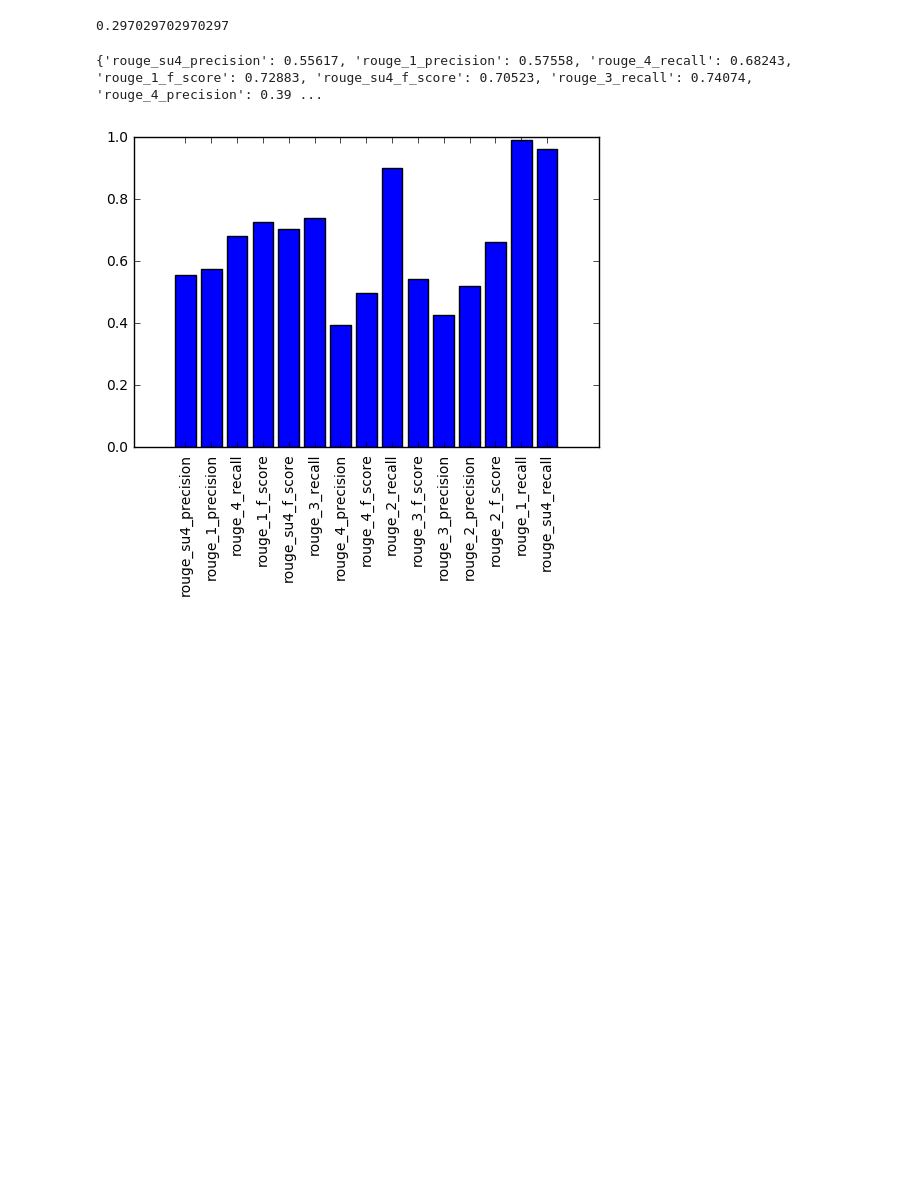
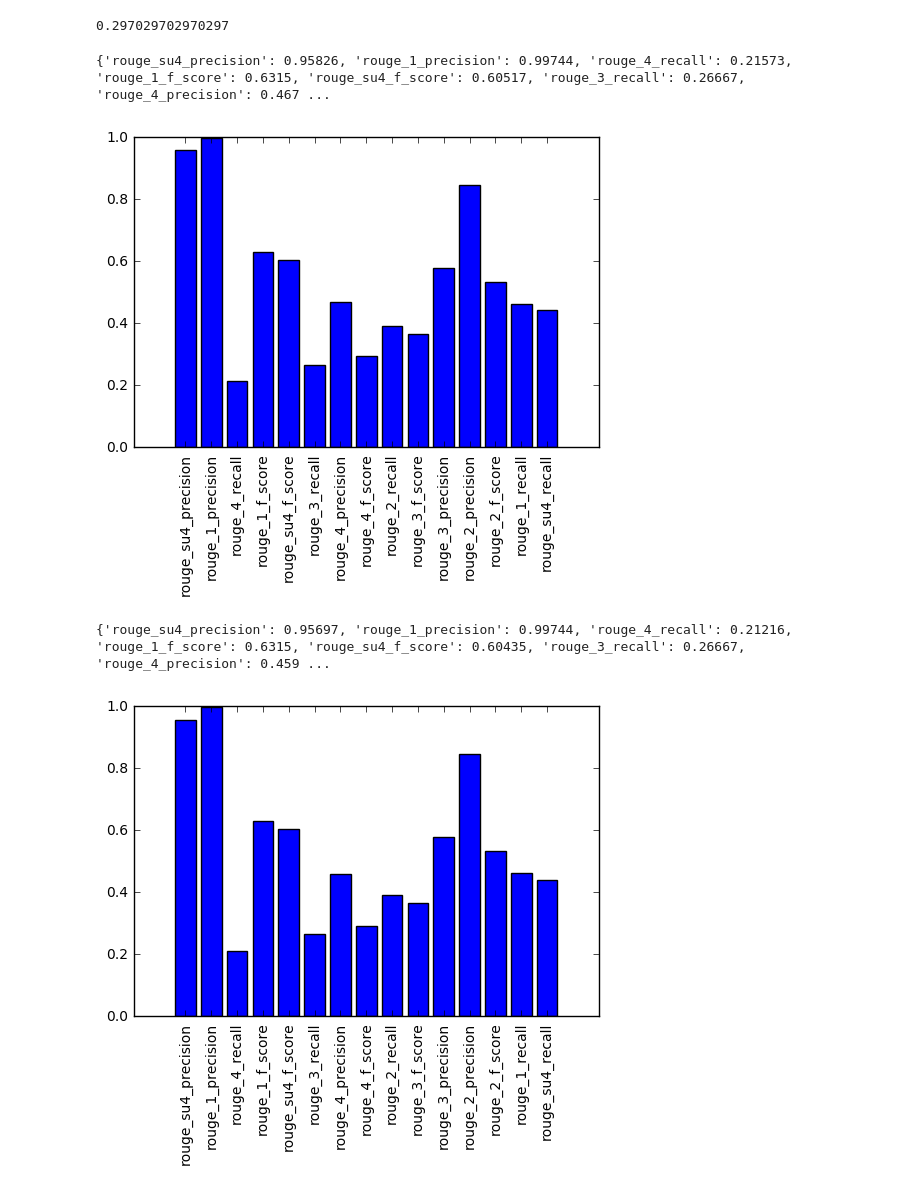
Before and after one commit to anaschwendler/tcc, a Jupyter notebook: rouge.ipynb, the cells around one changed output. Drawn from its saved outputs; the diff is of its cells as text; code cells hidden in the pictures; blank space fills up the shorter version.

```diff
--- a/rouge.ipynb
+++ b/rouge.ipynb
@@ -14,38 +14,56 @@ from __future__ import print_function
 
 from __future__ import print_function
 import sys
 
 import matplotlib.pyplot as plt
 import nltk
 nltk.sent_tokenizer=nltk.data.load('tokenizers/punkt/portuguese.pickle')
 
 def remove_extra_info_from_rouge(d):
     saida ={}
     for key, value in d.iteritems():
         if ("_cb" not in key) and ("_ce" not in key):
             saida[key]=value
     return saida
 
-
-ref_texts = { 'A': open('output/experiments/C31_Esportes_Jade - concordanciaCST/extrato_humano.txt', 'r').read().decode('utf-8') }
-summary_text = open('output/experiments/C31_Esportes_Jade - concordanciaCST/concept_summ.txt', 'r').read().decode('utf-8')
+ref_texts = { 'A': open('experimentos/01/C1_extrato_humano.txt', 'r').read().decode('utf-8') }
+summary_text = open('experimentos/01/C1_extrato_wives.txt', 'r').read().decode('utf-8')
 
 rouge = Rouge155(rouge_home='/home/ana/anaconda2/lib/python2.7/site-packages/pyrouge/ROUGE-1.5.5')
 score = rouge.score_summary(summary_text, ref_texts)
 print(remove_extra_info_from_rouge(score))
 
 import matplotlib.pyplot as plt
 
 D = remove_extra_info_from_rouge(score)
 
 plt.bar(range(len(D)), D.values(), align='center')
 locs, label = plt.xticks(range(len(D)), D.keys())
 plt.setp(label, rotation=90)
 
 plt.show()
+
+ref_texts = { 'A': open('output/experiments/C1_Mundo_AviaoCongo/extrato_humano.txt', 'r').read().decode('utf-8') }
+summary_text = open('output/experiments/C1_Mundo_AviaoCongo/concept_summ.txt', 'r').read().decode('utf-8')
+
+rouge = Rouge155(rouge_home='/home/ana/anaconda2/lib/python2.7/site-packages/pyrouge/ROUGE-1.5.5')
+score = rouge.score_summary(summary_text, ref_texts)
+print(remove_extra_info_from_rouge(score))
+
+import matplotlib.pyplot as plt
+
+D = remove_extra_info_from_rouge(score)
+
+plt.bar(range(len(D)), D.values(), align='center')
+locs, label = plt.xticks(range(len(D)), D.keys())
+plt.setp(label, rotation=90)
+
+plt.show()
 # %% [output]
-{'rouge_su4_precision': 0.55617, 'rouge_1_precision': 0.57558, 'rouge_4_recall': 0.68243, 'rouge_1_f_score': 0.72883, 'rouge_su4_f_score': 0.70523, 'rouge_3_recall': 0.74074, 'rouge_4_precision': 0.39 ...
+{'rouge_su4_precision': 0.95826, 'rouge_1_precision': 0.99744, 'rouge_4_recall': 0.21573, 'rouge_1_f_score': 0.6315, 'rouge_su4_f_score': 0.60517, 'rouge_3_recall': 0.26667, 'rouge_4_precision': 0.467 ...
-[figure, old version]
+[figure, new version]
+{'rouge_su4_precision': 0.95697, 'rouge_1_precision': 0.99744, 'rouge_4_recall': 0.21216, 'rouge_1_f_score': 0.6315, 'rouge_su4_f_score': 0.60435, 'rouge_3_recall': 0.26667, 'rouge_4_precision': 0.459 ...
+[figure, added]
 # %%
 from pyrouge import Rouge155
 from __future__ import print_function
```
Also changed, not shown: parts of 3 cells of this notebook, 3 other files.
